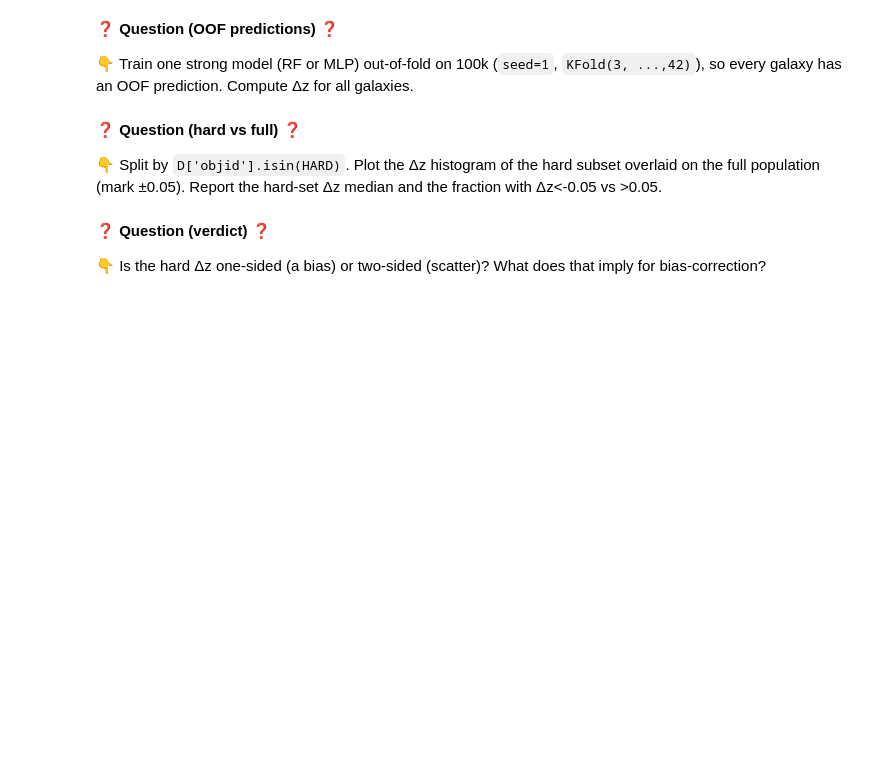
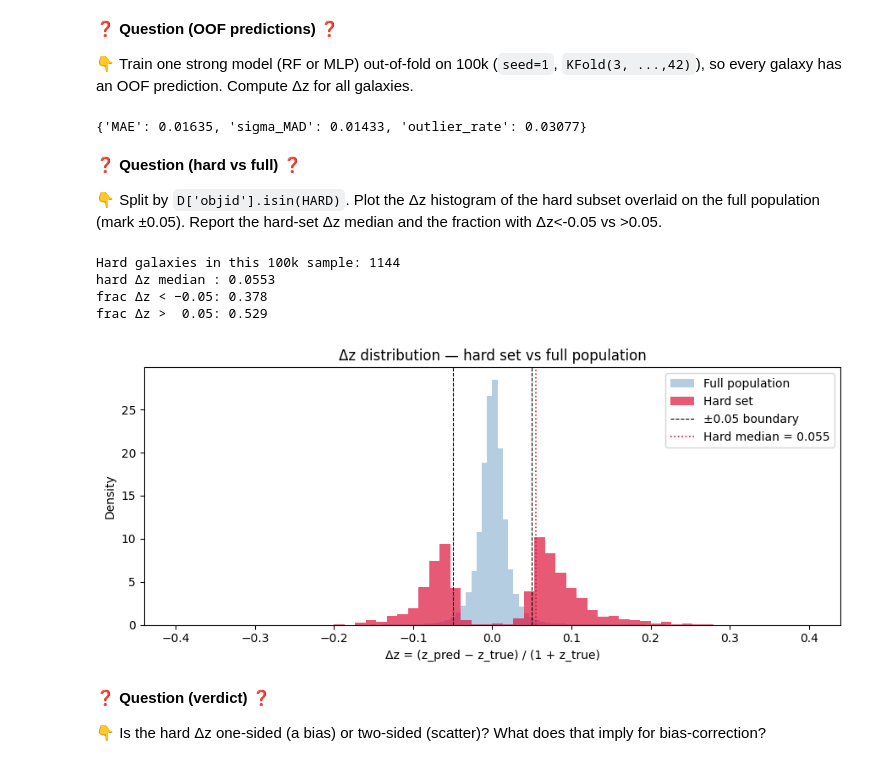
Before and after one commit to Le-Wagon-Macrocosm/Macrocosm, a Jupyter notebook: notebooks/tasks-2026-6-16/03-dz-distribution/task.ipynb, the cells around one changed output. Saved outputs shown, nothing was run; the diff lists cells and outputs as text; code cells hidden in the pictures; blank space fills up the shorter version.

Commit message:
03-dz-distribution task

```diff
--- a/notebooks/tasks-2026-6-16/03-dz-distribution/task.ipynb
+++ b/notebooks/tasks-2026-6-16/03-dz-distribution/task.ipynb
@@ -23,7 +23,8 @@ or two-sided scatter? Compare the hard subset against the full population.
 # === shared setup: load catalog, clean -9999, build the 16 features ===
 import pandas as pd, numpy as np
 
-CATALOG = "gs://macrocosm-lewagon/data/sample_v1/catalog_v1.parquet"
+# CATALOG = "gs://macrocosm-lewagon/data/sample_v1/catalog_v1.parquet"
+CATALOG = "../catalog_v1.parquet"
 # Colab: from google.colab import auth; auth.authenticate_user()
 # or download once: !gcloud storage cp $CATALOG . , then CATALOG = "catalog_v1.parquet"
 
@@ -66,6 +69,41 @@ print(f"hard set: {len(HARD)} galaxies")
 # %%
 # YOUR CODE HERE
 D, cat = load_features(n=100000, seed=1)
+# %%
+from sklearn.ensemble import RandomForestRegressor
+from sklearn.model_selection import KFold
+import numpy as np
+
+D, cat = load_features(n=100000, seed=1)
+
+# KFold config — fixed by the README, do not change these
+kf = KFold(n_splits=3, shuffle=True, random_state=42)
+
+X = D[FEATS].values
+y = D["redshift"].values
+
+# Pre-allocate: every galaxy gets exactly one OOF prediction
+oof_preds = np.zeros(len(D))
+
+for train_idx, val_idx in kf.split(X):
+    X_train, X_val = X[train_idx], X[val_idx]
+    y_train         = y[train_idx]
+
+    model = RandomForestRegressor(
+        n_estimators=200,
+        n_jobs=-1,
+        random_state=42,
+    )
+    model.fit(X_train, y_train)
+    oof_preds[val_idx] = model.predict(X_val)
+
+# Δz — the normalized residual the whole project uses
+D = D.copy()
+D["dz"] = (oof_preds - y) / (1 + y)
+
+print(metrics(y, oof_preds))
+# %% [output]
+{'MAE': 0.01635, 'sigma_MAD': 0.01433, 'outlier_rate': 0.03077}
 # %% [markdown]
 ❓ **Question (hard vs full)** ❓
 
@@ -73,8 +111,49 @@ D, cat = load_features(n=100000, seed=1)
 # %%
 # YOUR CODE HERE
 import matplotlib.pyplot as plt
 %matplotlib inline
 is_hard = D['objid'].isin(HARD)
+
+
+dz_full = D["dz"].values
+dz_hard = D.loc[is_hard, "dz"].values
+
+print(f"Hard galaxies in this 100k sample: {is_hard.sum()}")
+
+# --- three numbers the report needs ---
+hard_median  = float(np.median(dz_hard))
+frac_neg     = float(np.mean(dz_hard < -0.05))
+frac_pos     = float(np.mean(dz_hard >  0.05))
+
+print(f"hard Δz median : {hard_median:.4f}")
+print(f"frac Δz < −0.05: {frac_neg:.3f}")
+print(f"frac Δz >  0.05: {frac_pos:.3f}")
+
+# --- plot ---
+fig, ax = plt.subplots(figsize=(9, 4))
+
+ax.hist(dz_full, bins=120, range=(-0.4, 0.4),
+        color="steelblue", alpha=0.4, density=True, label="Full population")
+ax.hist(dz_hard, bins=60,  range=(-0.4, 0.4),
+        color="crimson",   alpha=0.7, density=True, label="Hard set")
+
+ax.axvline(-0.05, color="black", linewidth=0.8, linestyle="--", label="±0.05 boundary")
+ax.axvline( 0.05, color="black", linewidth=0.8, linestyle="--")
+ax.axvline(hard_median, color="crimson", linewidth=1.2,
+           linestyle=":", label=f"Hard median = {hard_median:.3f}")
+
+ax.set_xlabel("Δz = (z_pred − z_true) / (1 + z_true)")
+ax.set_ylabel("Density")
+ax.set_title("Δz distribution — hard set vs full population")
+ax.legend()
+plt.tight_layout()
+plt.show()
+# %% [output]
+Hard galaxies in this 100k sample: 1144
+hard Δz median : 0.0553
+frac Δz < −0.05: 0.378
+frac Δz >  0.05: 0.529
+[figure, added]
 # %% [markdown]
 ❓ **Question (verdict)** ❓
 
```
Also changed, not shown: parts of 3 cells of this notebook, 1 other file.
